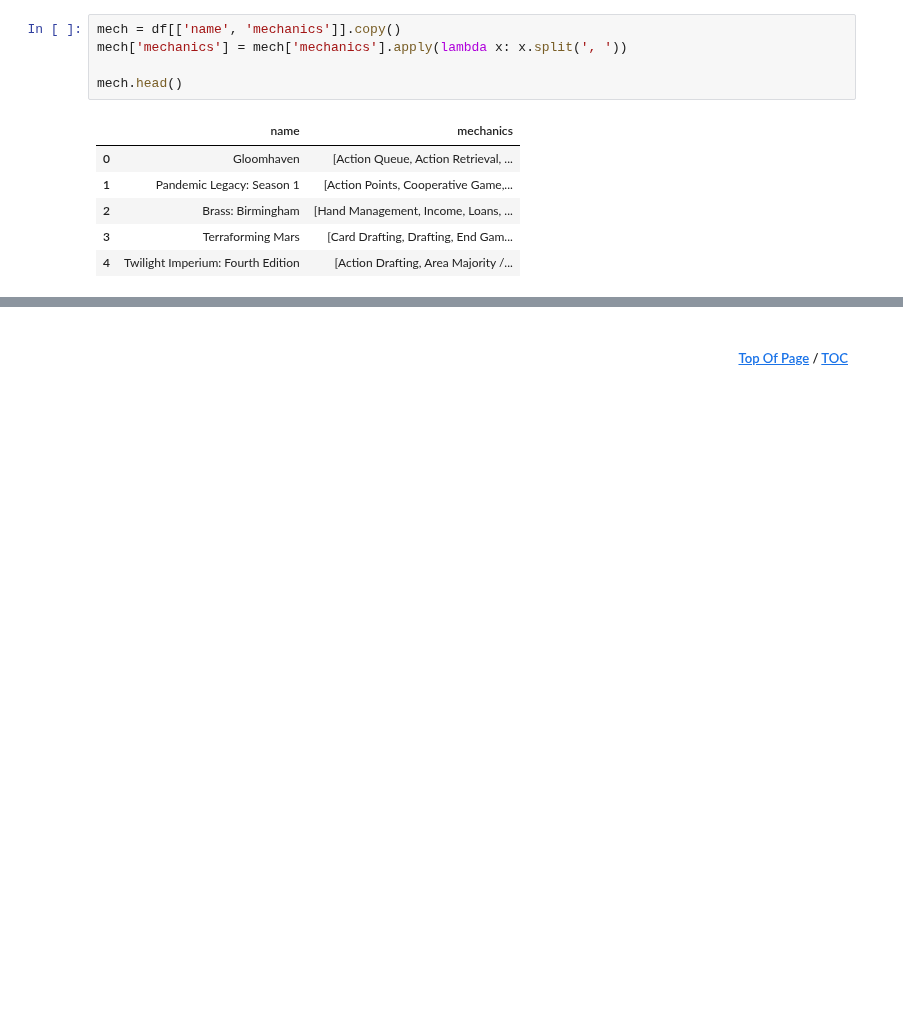
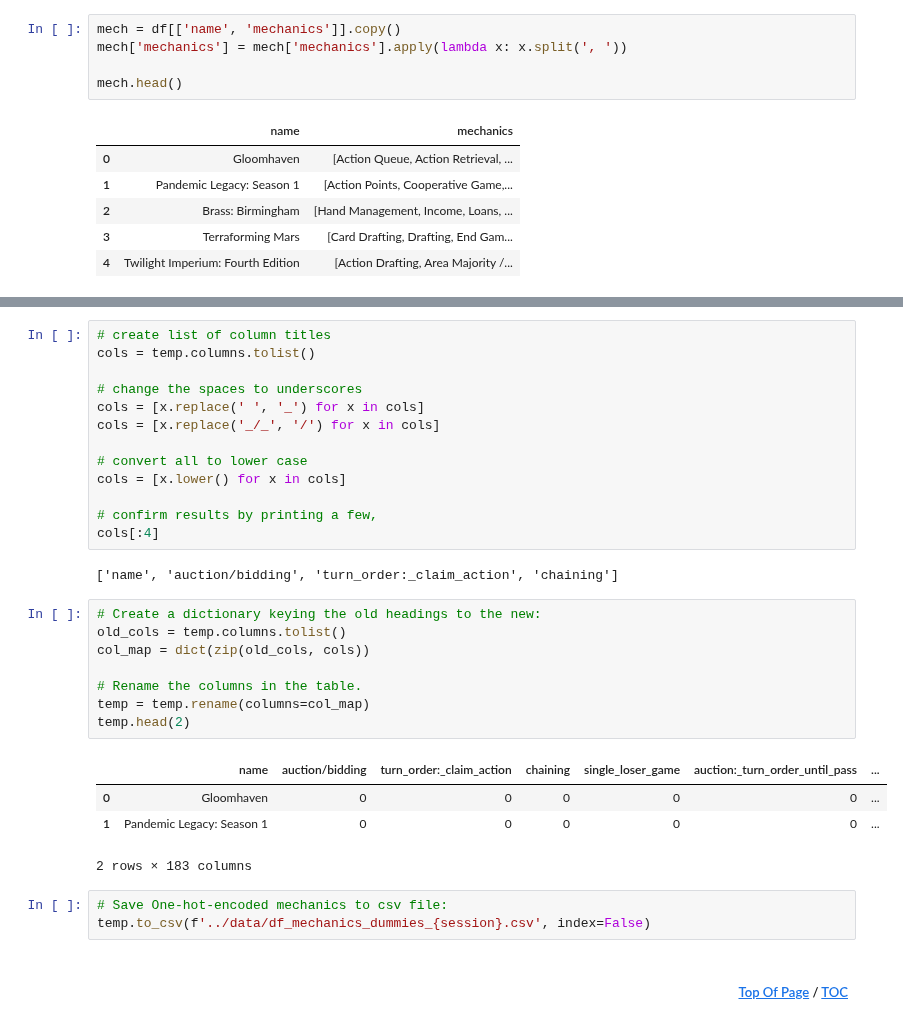
Before and after one commit to jdormaar/Boardgame_Preferences_Predictive_Analysis, a Jupyter notebook: Competitions/board_game_JD/workbook/notebook.ipynb, the cells around one changed output, grey strips where cells are left out. Cells and saved outputs as stored; diff of their text form; blank space fills up the shorter version.

```diff
--- a/Competitions/board_game_JD/workbook/notebook.ipynb
+++ b/Competitions/board_game_JD/workbook/notebook.ipynb
@@ -843,3 +775,34 @@ s1-s2
+# %%
+# create list of column titles
+cols = temp.columns.tolist()
+
+# change the spaces to underscores
+cols = [x.replace(' ', '_') for x in cols]
+cols = [x.replace('_/_', '/') for x in cols]
+
+# convert all to lower case
+cols = [x.lower() for x in cols]
+
+# confirm results by printing a few,
+cols[:4]
+# %% [output]
+['name', 'auction/bidding', 'turn_order:_claim_action', 'chaining']
+# %%
+# Create a dictionary keying the old headings to the new:
+old_cols = temp.columns.tolist()
+col_map = dict(zip(old_cols, cols))
+
+# Rename the columns in the table.
+temp = temp.rename(columns=col_map)
+temp.head(2)
+# %% [output]
+|  | name | auction/bidding | turn_order:_claim_action | chaining | single_loser_game | auction:_turn_order_until_pass | ... |
+| 0 | Gloomhaven | 0 | 0 | 0 | 0 | 0 | ... |
+| 1 | Pandemic Legacy: Season 1 | 0 | 0 | 0 | 0 | 0 | ... |
+2 rows × 183 columns
+# %%
+# Save One-hot-encoded mechanics to csv file:
+temp.to_csv(f'../data/df_mechanics_dummies_{session}.csv', index=False)
 # %% [markdown]
 <h5 style="text-align:right; padding-right: 10%;">
   <a href="#title">Top Of Page</a> / <a href="#table-of-contents">TOC</a>
```
Also changed, not shown: parts of 11 cells of this notebook, 1 other file.
